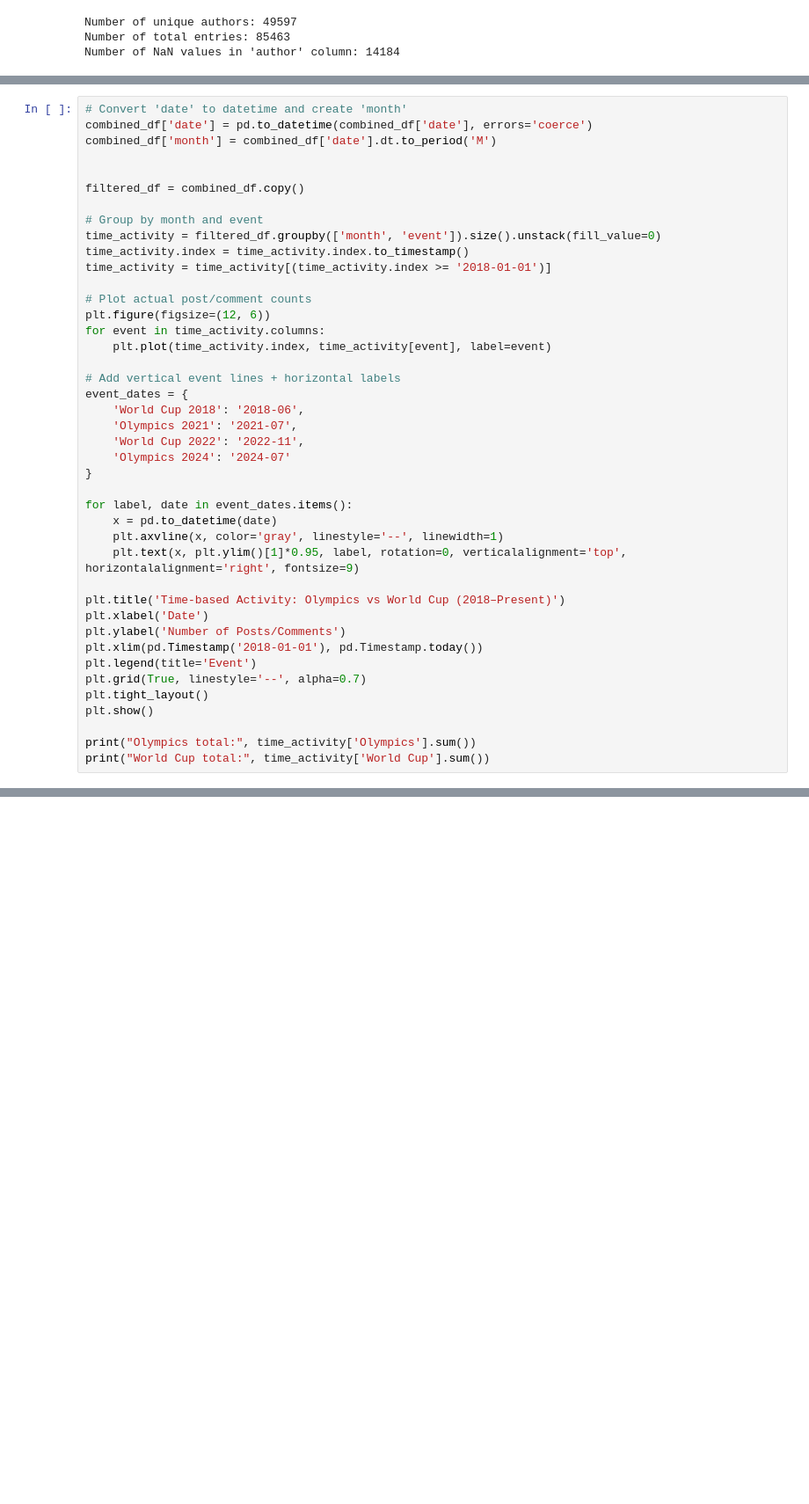
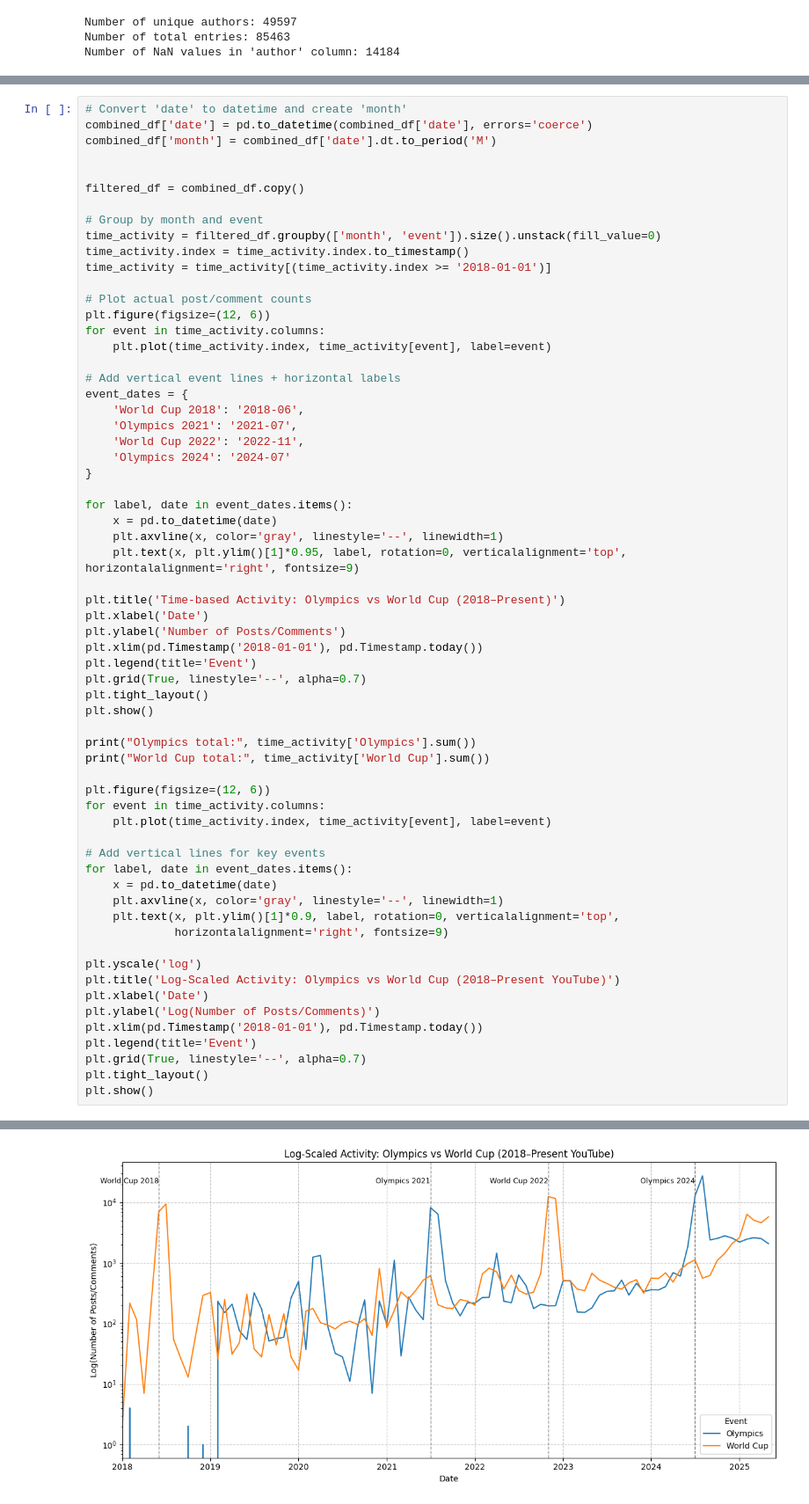
Before and after one commit to Harriet2004/SocialMedia, a Jupyter notebook: youtube_reddit_Q2.ipynb, the cells around one changed output, grey strips where cells are left out. Shown at 88% size. Cells and saved outputs as stored; diff of their text form; blank space fills up the shorter version.

```diff
--- a/youtube_reddit_Q2.ipynb
+++ b/youtube_reddit_Q2.ipynb
@@ -109,5 +109,26 @@ plt.show()
 
 print("Olympics total:", time_activity['Olympics'].sum())
 print("World Cup total:", time_activity['World Cup'].sum())
+
+plt.figure(figsize=(12, 6))
+for event in time_activity.columns:
+    plt.plot(time_activity.index, time_activity[event], label=event)
+
+# Add vertical lines for key events
+for label, date in event_dates.items():
+    x = pd.to_datetime(date)
+    plt.axvline(x, color='gray', linestyle='--', linewidth=1)
+    plt.text(x, plt.ylim()[1]*0.9, label, rotation=0, verticalalignment='top',
+             horizontalalignment='right', fontsize=9)
+
+plt.yscale('log')
+plt.title('Log-Scaled Activity: Olympics vs World Cup (2018–Present YouTube)')
+plt.xlabel('Date')
+plt.ylabel('Log(Number of Posts/Comments)')
+plt.xlim(pd.Timestamp('2018-01-01'), pd.Timestamp.today())
+plt.legend(title='Event')
+plt.grid(True, linestyle='--', alpha=0.7)
+plt.tight_layout()
+plt.show()
 # %% [output]
 [figure]
@@ -116,3 +137,4 @@ World Cup total: 94077
+[figure, added]
 # %%
 # Convert 'date' to datetime and create 'month'
 youtube_df['date'] = pd.to_datetime(youtube_df['date'], errors='coerce')
```
Also changed, not shown: parts of 7 cells of this notebook.
